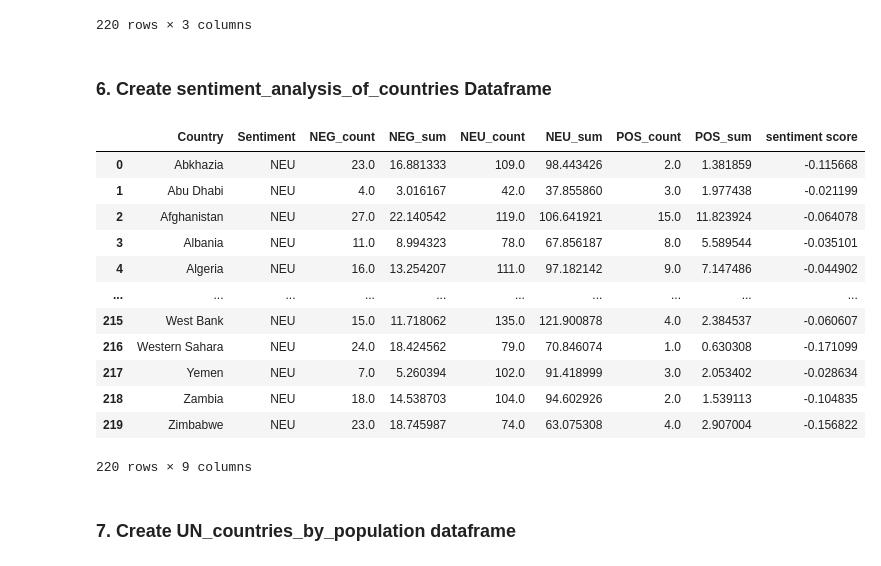
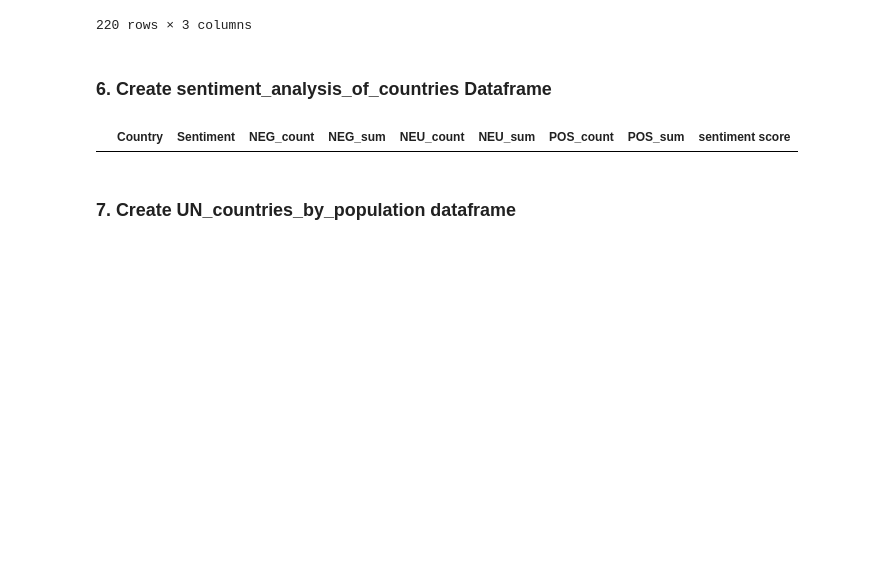
Before and after one commit to epfl-ada/ada-2023-project-jellyfish401, a Jupyter notebook: p2.ipynb, the cells around one changed output. Drawn from its saved outputs; the diff is of its cells as text; code cells hidden in the pictures; blank space fills up the shorter version.

```diff
--- a/p2.ipynb
+++ b/p2.ipynb
@@ -366,28 +367,16 @@ display(plaintext_articles)
 # %%
 sentiment_analysis_of_countries=sentiment_analysis_of_countries_load.copy().drop('Unnamed: 0', axis='columns')
 
 # add sentiment score (1*nbr_pos_batch + 0*nbr_neu_batch - 1*nbr_neg_batch) / total_batches
 sentiment_analysis_of_countries['sentiment score'] = sentiment_analysis_of_countries.copy().apply(
     lambda row: (row.POS_sum - row.NEG_sum) / (row.NEG_count + row.NEU_count + row.POS_count), axis=1)
 
 # Write United_States as United States
 sentiment_analysis_of_countries['Country'] = [cntry.replace('_',' ') for cntry in sentiment_analysis_of_countries['Country']]
 
-display(sentiment_analysis_of_countries)
+display(sentiment_analysis_of_countries[sentiment_analysis_of_countries['Sentiment'] != 'NEU'])
 # %% [output]
 |  | Country | Sentiment | NEG_count | NEG_sum | NEU_count | NEU_sum | POS_count | POS_sum | sentiment score |
-| 0 | Abkhazia | NEU | 23.0 | 16.881333 | 109.0 | 98.443426 | 2.0 | 1.381859 | -0.115668 |
-| 1 | Abu Dhabi | NEU | 4.0 | 3.016167 | 42.0 | 37.855860 | 3.0 | 1.977438 | -0.021199 |
-| 2 | Afghanistan | NEU | 27.0 | 22.140542 | 119.0 | 106.641921 | 15.0 | 11.823924 | -0.064078 |
-| 3 | Albania | NEU | 11.0 | 8.994323 | 78.0 | 67.856187 | 8.0 | 5.589544 | -0.035101 |
-| 4 | Algeria | NEU | 16.0 | 13.254207 | 111.0 | 97.182142 | 9.0 | 7.147486 | -0.044902 |
-| ... | ... | ... | ... | ... | ... | ... | ... | ... | ... |
-| 215 | West Bank | NEU | 15.0 | 11.718062 | 135.0 | 121.900878 | 4.0 | 2.384537 | -0.060607 |
-| 216 | Western Sahara | NEU | 24.0 | 18.424562 | 79.0 | 70.846074 | 1.0 | 0.630308 | -0.171099 |
-| 217 | Yemen | NEU | 7.0 | 5.260394 | 102.0 | 91.418999 | 3.0 | 2.053402 | -0.028634 |
-| 218 | Zambia | NEU | 18.0 | 14.538703 | 104.0 | 94.602926 | 2.0 | 1.539113 | -0.104835 |
-| 219 | Zimbabwe | NEU | 23.0 | 18.745987 | 74.0 | 63.075308 | 4.0 | 2.907004 | -0.156822 |
-220 rows × 9 columns
 # %% [markdown]
 ### 7. Create UN_countries_by_population dataframe
 # %%
```
Also changed, not shown: parts of 8 cells of this notebook.
